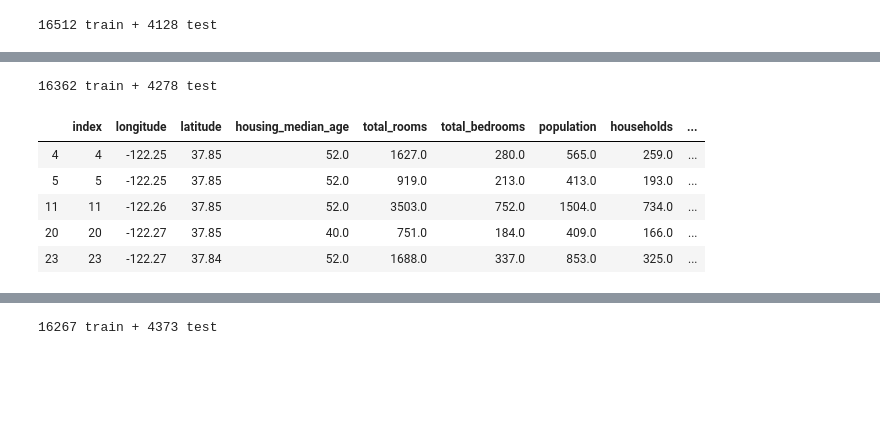
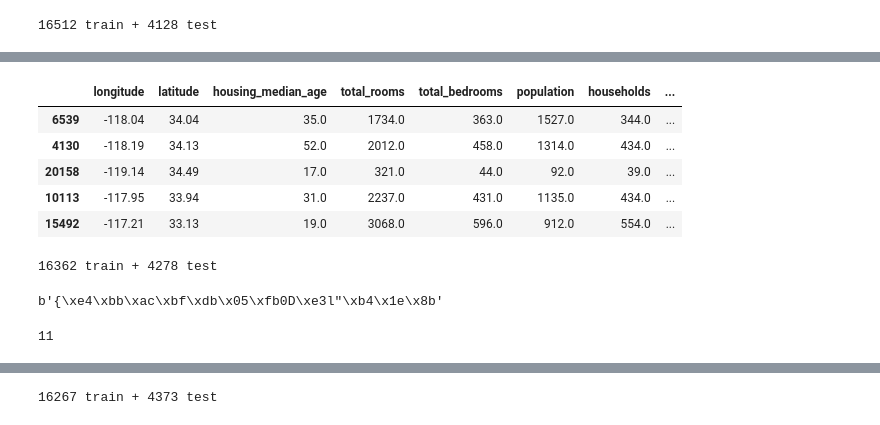
Before and after one commit to cloudxlab/june_2025_iitr, a Jupyter notebook: end_to_end_project.ipynb, the cells around one changed output, grey strips where cells are left out. Drawn from its saved outputs; the diff is of its cells as text; code cells hidden in the pictures; blank space fills up the shorter version.

```diff
--- a/end_to_end_project.ipynb
+++ b/end_to_end_project.ipynb
@@ -308,3 +372,12 @@ print(len(train_set), "train +", len(test_set), "test")
+# %%
+my_train_data.head()
+# %% [output]
+|  | longitude | latitude | housing_median_age | total_rooms | total_bedrooms | population | households | ... |
+| 6539 | -118.04 | 34.04 | 35.0 | 1734.0 | 363.0 | 1527.0 | 344.0 | ... |
+| 4130 | -118.19 | 34.13 | 52.0 | 2012.0 | 458.0 | 1314.0 | 434.0 | ... |
+| 20158 | -119.14 | 34.49 | 17.0 | 321.0 | 44.0 | 92.0 | 39.0 | ... |
+| 10113 | -117.95 | 33.94 | 31.0 | 2237.0 | 431.0 | 1135.0 | 434.0 | ... |
+| 15492 | -117.21 | 33.13 | 19.0 | 3068.0 | 596.0 | 912.0 | 554.0 | ... |
 # %%
 # With unique and immutable identifier
 
@@ -324,12 +397,13 @@ train_set, test_set = split_train_test_by_id(housing_with_id, 0.2, "index")
 print(len(train_set), "train +", len(test_set), "test")
 # %% [output]
 16362 train + 4278 test
-# %%
-test_set.head()
-# %% [output]
-|  | index | longitude | latitude | housing_median_age | total_rooms | total_bedrooms | population | households | ... |
-| 4 | 4 | -122.25 | 37.85 | 52.0 | 1627.0 | 280.0 | 565.0 | 259.0 | ... |
-| 5 | 5 | -122.25 | 37.85 | 52.0 | 919.0 | 213.0 | 413.0 | 193.0 | ... |
-| 11 | 11 | -122.26 | 37.85 | 52.0 | 3503.0 | 752.0 | 1504.0 | 734.0 | ... |
-| 20 | 20 | -122.27 | 37.85 | 40.0 | 751.0 | 184.0 | 409.0 | 166.0 | ... |
-| 23 | 23 | -122.27 | 37.84 | 52.0 | 1688.0 | 337.0 | 853.0 | 325.0 | ... |
+# %%
+from hashlib import md5 as hash
+identifier = 10
+hash(np.int64(identifier)).digest()
+# %% [output]
+b'{\xe4\xbb\xac\xbf\xdb\x05\xfb0D\xe3l"\xb4\x1e\x8b'
+# %%
+sum([1*2*3*10*67, 89, 89, 189, 188, 2646, 90])%100
+# %% [output]
+11
```
Also changed, not shown: parts of 13 cells of this notebook, 2 other files.
